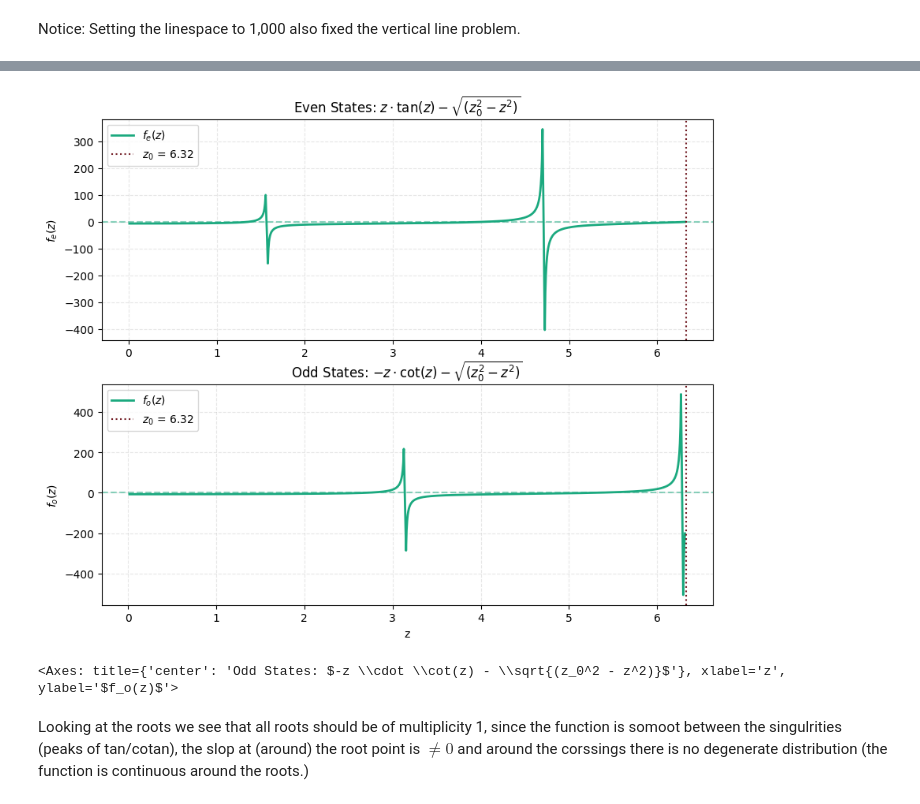
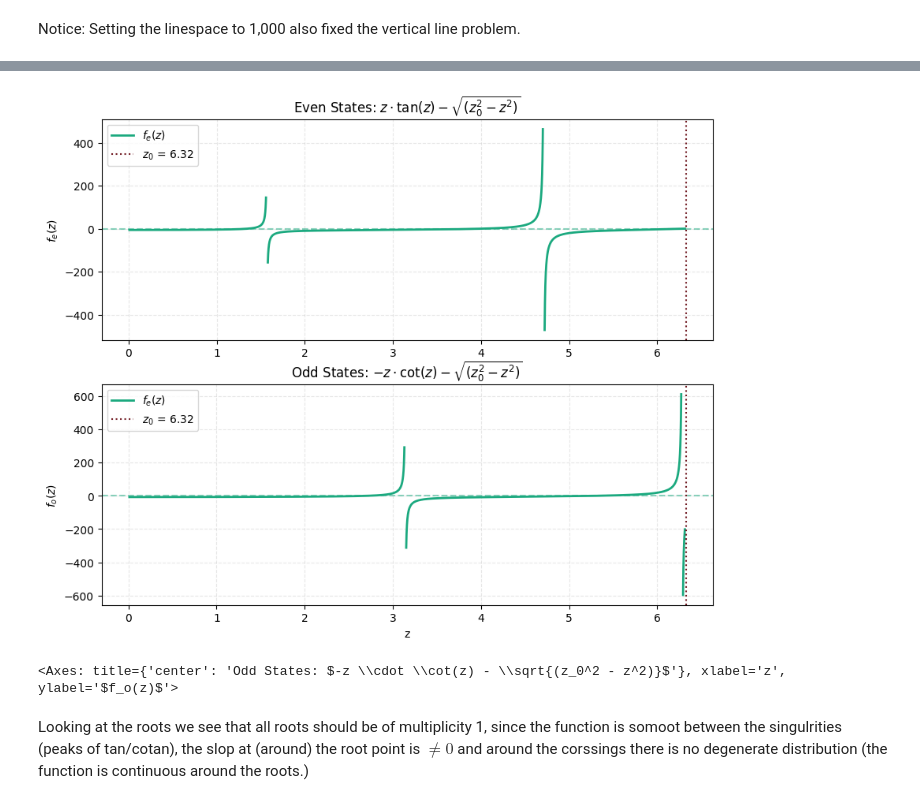
Before and after one commit to FinnZeumer/Introduction-to-Computational-Physics, a Jupyter notebook: Homework_1.ipynb, the cells around one changed output, grey strips where cells are left out. Cells and saved outputs as stored; diff of their text form; code cells hidden in the pictures.

```diff
--- a/Homework_1.ipynb
+++ b/Homework_1.ipynb
@@ -227,67 +228,93 @@ Notice: Setting the linespace to 1,000 also fixed the vertical line problem.
 #   Excersice 1: PLOTTING and do it the intend way
 # ====================================================================================
 
-# Parameters
+# Parameters/Konstants
 h_bar = 1
 m = 1
 a = 1
 V_0 = 20
 
-# Calculate z0
+# Calculate z_0
 z_0 = a * np.sqrt(2 * m * V_0 / h_bar**2)
-print(f"z0 = {z_0:.4f}")
-print(f"Expected bound states: ~{int(z_0/np.pi) + 1}")
+print(f"z0 = {z_0:.2f}")
+print(z_0/np.pi + 1)
+print(fr"Expected bound states: \approx {int(z_0/np.pi) + 1}")
 
-# Define the functions (avoiding singularities)
+# Define the functions
 def f_even(z):
     return z * np.tan(z) - np.sqrt(z_0**2 - z**2)
 
 def f_odd(z):
     return -z / np.tan(z) - np.sqrt(z_0**2 - z**2)
 
-# Create z array, avoiding singularities at z = pi/2, 3pi/2, ...
-z = np.linspace(0.01, z_0 - 0.01, 1000)
+# Create z array, avoiding singularities at z = pi/2, pi, 3pi/2, ... (halve Multiples of pi)
+z = np.linspace(0.01, z_0 - 0.01, 10000)
 
 # Handle singularities by masking
-mask_even = np.abs(np.cos(z)) > 0.01  # tan(z) blows up when cos(z) \approx 0
-mask_odd = np.abs(np.sin(z)) > 0.01   # cot(z) blows up when sin(z) \approx 0
+mask_even = np.abs(np.cos(z)) > 0.01  # tan(z) goes to infty when cos(z) \approx 0
+mask_odd = np.abs(np.sin(z)) > 0.01   # cot(z) goes to infty when sin(z) \approx 0
 
 # Plot
-fig, axes = plt.subplots(2, 1, figsize=(10, 8))
+fig, ax = plt.subplots(2, 1, figsize=(10, 8))
 
-# Even states
-axes[0].plot(
-    z[mask_even],
-    f_even(z)[mask_even],
+# # Even states
+# ax[0].plot(
+#     z[mask_even],
+#     f_even(z)[mask_even],
+#     linewidth=2,
+#     label='$f_e(z)$'
+#     )
+
+# Cutting the function, thus the vertical liens disapeare
+f_even_fixed = np.where(mask_even, f_even(z), np.nan)
+
+ax[0].plot(
+    z,
+    f_even_fixed,
     linewidth=2,
     label='$f_e(z)$'
     )
 
+
 # Line at 0
-axes[0].axhline(y=0, linestyle='--', alpha=0.5)
+ax[0].axhline(y=0, linestyle='--', alpha=0.5)
 
 # Line marking z_0
-axes[0].axvline(x=z_0, linestyle=':', label=f'$z_0$ = {z_0:.2f}', color=pap.Colors.WINE_RED)
+ax[0].axvline(x=z_0, linestyle=':', label=f'$z_0$ = {z_0:.2f}', color=pap.Colors.WINE_RED)
 
-axes[0].set_ylabel('$f_e(z)$')
-axes[0].set_title(r'Even States: $z \cdot \tan(z) - \sqrt{(z_0^2 - z^2)}$')
-axes[0].legend()
-axes[0].grid(True, alpha=0.3)
+ax[0].set_ylabel('$f_e(z)$')
+ax[0].set_title(r'Even States: $z \cdot \tan(z) - \sqrt{(z_0^2 - z^2)}$')
+ax[0].legend()
+ax[0].grid(True, alpha=0.3)
 
-# Odd states
-axes[1].plot(
-    z[mask_odd],
-    f_odd(z)[mask_odd],
+# # Odd states
+# ax[1].plot(
+#     z[mask_odd],
+#     f_odd(z)[mask_odd],
+#     linewidth=2,
+#     label='$f_o(z)$')
+
+# Cutting the function, thus the vertical liens disapeare
+f_odd_fixed = np.where(mask_odd, f_odd(z), np.nan)
+
+ax[1].plot(
+    z,
+    f_odd_fixed,
     linewidth=2,
-    label='$f_o(z)$')
+    label='$f_e(z)$'
+    )
 
-axes[1].axhline(y=0, linestyle='--', alpha=0.5)
-axes[1].axvline(x=z_0, linestyle=':', label=fr'$z_0$ = {z_0:.2f}', color=pap.Colors.WINE_RED)
-axes[1].set_xlabel('z')
-axes[1].set_ylabel('$f_o(z)$')
-axes[1].set_title(r'Odd States: $-z \cdot \cot(z) - \sqrt{(z_0^2 - z^2)}$')
-axes[1].legend()
-axes[1].grid(True, alpha=0.3)
+ax[1].axhline(y=0, linestyle='--', alpha=0.5)
+ax[1].axvline(x=z_0, linestyle=':', label=fr'$z_0$ = {z_0:.2f}', color=pap.Colors.WINE_RED)
+ax[1].set_xlabel('z')
+ax[1].set_ylabel('$f_o(z)$')
+ax[1].set_title(r'Odd States: $-z \cdot \cot(z) - \sqrt{(z_0^2 - z^2)}$')
+ax[1].legend()
+ax[1].grid(True, alpha=0.3)
+
+# # Fokus on Roots (visualising vertical lines that should be abolished)
+# ax[0].set_ylim(-1,1)
+# ax[1].set_ylim(-1,1)
 
 pap.plot_me()
 # %% [output]
@@ -296,4 +324,4 @@ Expected bound states: ~3
-[figure, old version]
+[figure, new version]
 <Axes: title={'center': 'Odd States: $-z \\cdot \\cot(z) - \\sqrt{(z_0^2 - z^2)}$'}, xlabel='z', ylabel='$f_o(z)$'>
 # %% [markdown]
 Looking at the roots we see that all roots should be of multiplicity 1, since the function is somoot between the singulrities (peaks of tan/cotan), the slop at (around) the root point is $\not = 0$ and around the corssings there is no degenerate distribution (the function is continuous around the roots.)
```
Also changed, not shown: parts of 8 cells of this notebook.
